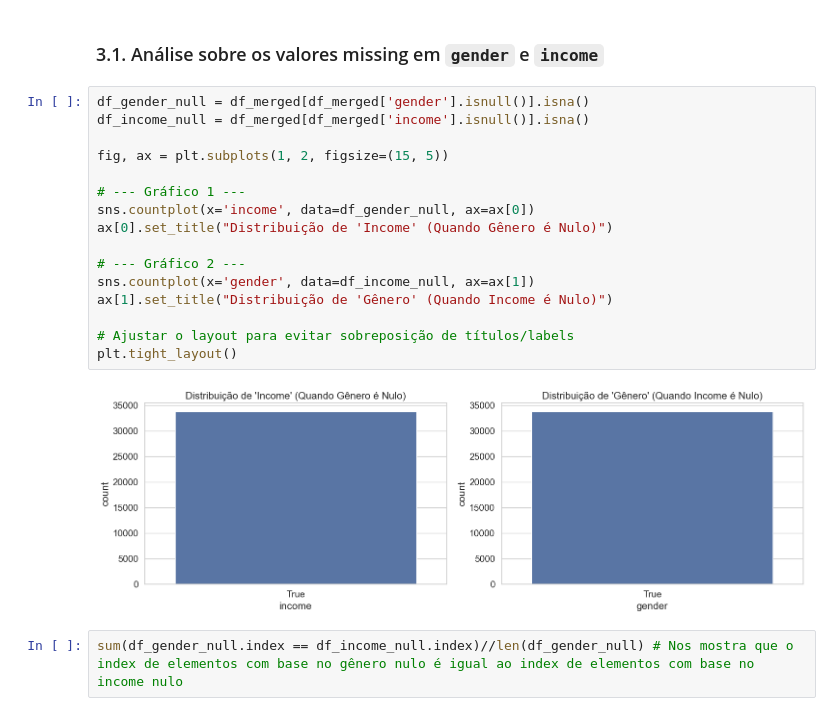
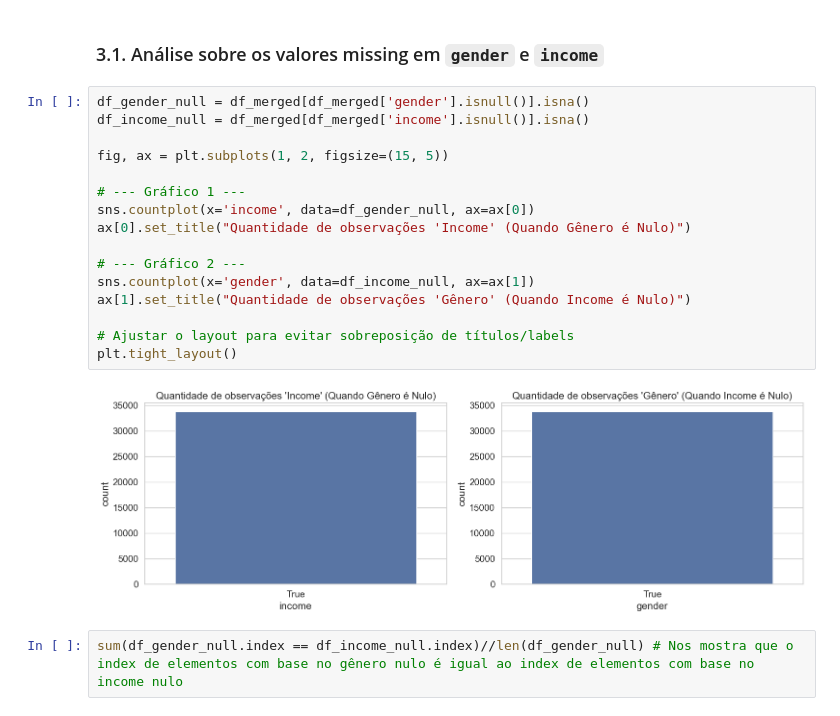
Before and after one commit to Gabriel-Vernizi/Starbucks_ML_Project, a Jupyter notebook: Starbucks_Offer_Predict.ipynb, the cells around one changed output. Drawn from its saved outputs; the diff is of its cells as text.

```diff
--- a/Starbucks_Offer_Predict.ipynb
+++ b/Starbucks_Offer_Predict.ipynb
@@ -516,21 +516,21 @@ df_merged[df_merged['costumer_id'] == df_merged['costumer_id'][0]].sort_values(b
 # %%
 df_gender_null = df_merged[df_merged['gender'].isnull()].isna()
 df_income_null = df_merged[df_merged['income'].isnull()].isna()
 
 fig, ax = plt.subplots(1, 2, figsize=(15, 5))
 
 # --- Gráfico 1 ---
 sns.countplot(x='income', data=df_gender_null, ax=ax[0])
-ax[0].set_title("Distribuição de 'Income' (Quando Gênero é Nulo)")
+ax[0].set_title("Quantidade de observações 'Income' (Quando Gênero é Nulo)")
 
 # --- Gráfico 2 ---
 sns.countplot(x='gender', data=df_income_null, ax=ax[1])
-ax[1].set_title("Distribuição de 'Gênero' (Quando Income é Nulo)")
+ax[1].set_title("Quantidade de observações 'Gênero' (Quando Income é Nulo)")
 
 # Ajustar o layout para evitar sobreposição de títulos/labels
 plt.tight_layout()
 # %% [output]
-[figure, old version]
+[figure, new version]
 # %%
 sum(df_gender_null.index == df_income_null.index)//len(df_gender_null) # Nos mostra que o index de elementos com base no gênero nulo é igual ao index de elementos com base no income nulo
 # %% [output]
```
Also changed, not shown: parts of 46 cells of this notebook, 4 other files.
